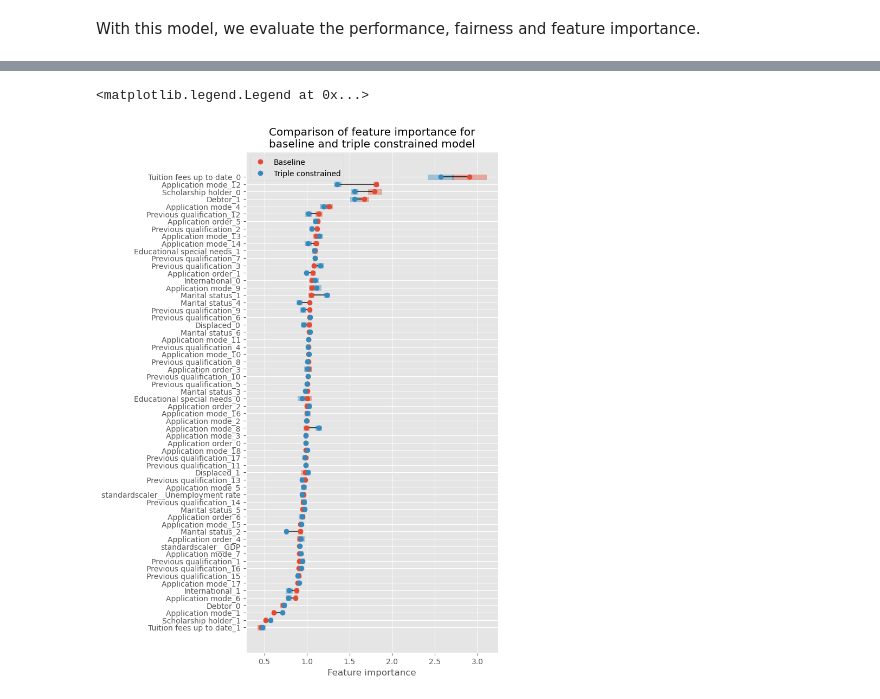
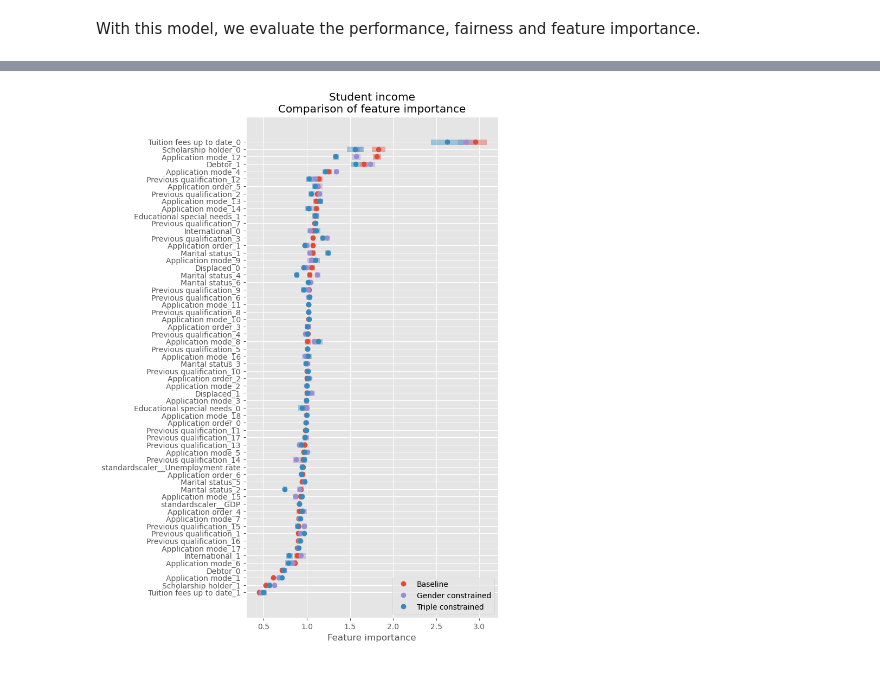
Before and after one commit to Marcus-Friis/afae-exam, a Jupyter notebook: notebook _dropout.ipynb, the cells around one changed output, grey strips where cells are left out. Cells and saved outputs as stored; diff of their text form; code cells hidden in the pictures.

```diff
--- a/notebook _dropout.ipynb
+++ b/notebook _dropout.ipynb
@@ -8,6 +8,9 @@ import os
 import matplotlib.pyplot as plt
 import matplotlib as mpl
 plt.style.use('ggplot')
+red = mpl.rcParams['axes.prop_cycle'].by_key()['color'][0]
+blue = mpl.rcParams['axes.prop_cycle'].by_key()['color'][1]
+purple = mpl.rcParams['axes.prop_cycle'].by_key()['color'][2]
 
 import torch
 import torch.nn as nn
@@ -54,7 +61,6 @@ nom_features = ["Marital status","Application mode","Application order","Previou
                 ,"Displaced","Educational special needs","Debtor","Tuition fees up to date","Scholarship holder","International"]
 num_features = ["Unemployment rate","GDP"]
 target = "Target"
-groups = "gender_group"
 # %% [markdown]
 For our preprocessing pipeline, we one-hot encode categorical features and standardscale all numerical features. Normally, when onehot encoding, we'd drop first for interpretability. However, since we're doing cross validation, we encode all values as features, and drop any features that are uknown in the validation set. Additionally, normally, we'd split the dataset into train and test. However, here, we're just interested in evaluating the robustness of the methods, and as such, we strictly use cross validation.
 # %%
@@ -727,0 +719,28 @@ Text(0.5, 0.98, 'Constrained - Feature importance for dropout students')
+# %%
+fig, axs = plt.subplots(1, 3, sharey=True, figsize=(14, 6))
+bin_width = .3
+
+x_axis = np.arange(len(tracker_base[f'group_{0}'].get_mean_fairness().keys()))
+
+for i in range(len(groups)):
+    fairness = tracker_base[f'group_{i}'].get_mean_fairness()
+    axs[i].bar(x_axis - bin_width, [v[0] for v in fairness.values()], yerr=[v[1] for v in fairness.values()], width=bin_width, color=red, label='Baseline')
+    axs[i].set_title(f'{groups[i]}'.replace('_', ' '))
+
+for i in range(len(groups)):
+    fairness = tracker_fair[f'group_{i}'].get_mean_fairness()
+    axs[i].bar(x_axis, [v[0] for v in fairness.values()], yerr=[v[1] for v in fairness.values()], width=bin_width, color=blue, label='Gender constrained')
+    axs[i].set_title(f'{groups[i]}'.replace('_', ' '))
+
+for i in range(len(groups)):
+    fairness = tracker_3[f'group_{i}'].get_mean_fairness()
+    axs[i].bar(x_axis + bin_width, [v[0] for v in fairness.values()], yerr=[v[1] for v in fairness.values()], width=bin_width, color=purple, label='Triple constrained')
+    axs[i].set_title(f'{groups[i]}'.replace('_', ' '))
+
+for ax in axs:
+    ax.set_xticks([0, 1, 2, 3])
+    ax.set_xticklabels(tracker_base[f'group_{0}'].get_mean_fairness().keys())
+
+axs[0].set_ylabel('Ratio')
+fig.suptitle('Student dropout\nComparison of fairness')
+savefig('fairness_comparison.svg')
@@ -728,36 +749,36 @@ Text(0.5, 0.98, 'Constrained - Feature importance for dropout students')
 # %%
 categories = np.array(list(feature_importance_base.keys()))
 values_base = np.array([v[0] for v in feature_importance_base.values()])
+values_fair = np.array([v[0] for v in feature_importance_fair.values()])
 values_3 = np.array([v[0] for v in feature_importance_3.values()])
 uncertainty_base = np.array([v[1] for v in feature_importance_base.values()])
+uncertainty_fair = np.array([v[1] for v in feature_importance_fair.values()])
 uncertainty_3 = np.array([v[1] for v in feature_importance_3.values()])
 
 categories = np.array([cat.split('__')[1] if 'onehotencoder' in cat else cat for cat in categories])
 
 idx = np.argsort(values_base)
-categories, values_base, values_3, uncertainty_base, uncertainty_3 = map(lambda x: x[idx], (categories, values_base, values_3, uncertainty_base, uncertainty_3))
+categories, values_base, values_fair, values_3, uncertainty_base, uncertainty_fair, uncertainty_3 = map(lambda x: x[idx], (categories, values_base, values_fair, values_3, uncertainty_base, uncertainty_fair, uncertainty_3))
 
 fig, ax = plt.subplots(figsize=(6, 12))
 
 for i in range(len(categories)):
-    ax.plot([values_base[i], values_3[i]], [i, i], color='black', alpha=.7)
-
-for i in range(len(categories)):
     ax.plot(values_base[i], i, 'o', color=red, label='Baseline' if i == 0 else None)
+    ax.plot(values_fair[i], i, 'o', color=purple, label='Gender constrained' if i == 0 else None)
     ax.plot(values_3[i], i, 'o', color=blue, label='Triple constrained' if i == 0 else None)
     ax.fill_betweenx([i-0.33, i+0.33], values_base[i]-uncertainty_base[i], values_base[i]+uncertainty_base[i], color=red, alpha=0.4)
+    ax.fill_betweenx([i-0.33, i+0.33], values_fair[i]-uncertainty_fair[i], values_fair[i]+uncertainty_fair[i], color=purple, alpha=0.4)
     ax.fill_betweenx([i-0.33, i+0.33], values_3[i]-uncertainty_3[i], values_3[i]+uncertainty_3[i], color=blue, alpha=0.4)
 
 ax.set_yticks(range(len(categories)))
 ax.set_yticklabels(categories)
 
 ax.set_xlabel('Feature importance')
 
-ax.set_title('Comparison of feature importance for\nbaseline and triple constrained model')
+ax.set_title('Student income\nComparison of feature importance')
 
 ax.legend()
 
-# savefig('correlated_feature_importance_comparison_triple.svg')
+savefig('feature_importance_comparison.svg')
 # %% [output]
-<matplotlib.legend.Legend at 0x...>
-[figure, old version]
+[figure, new version]
```
Also changed, not shown: parts of 39 cells of this notebook, 13 other files.
